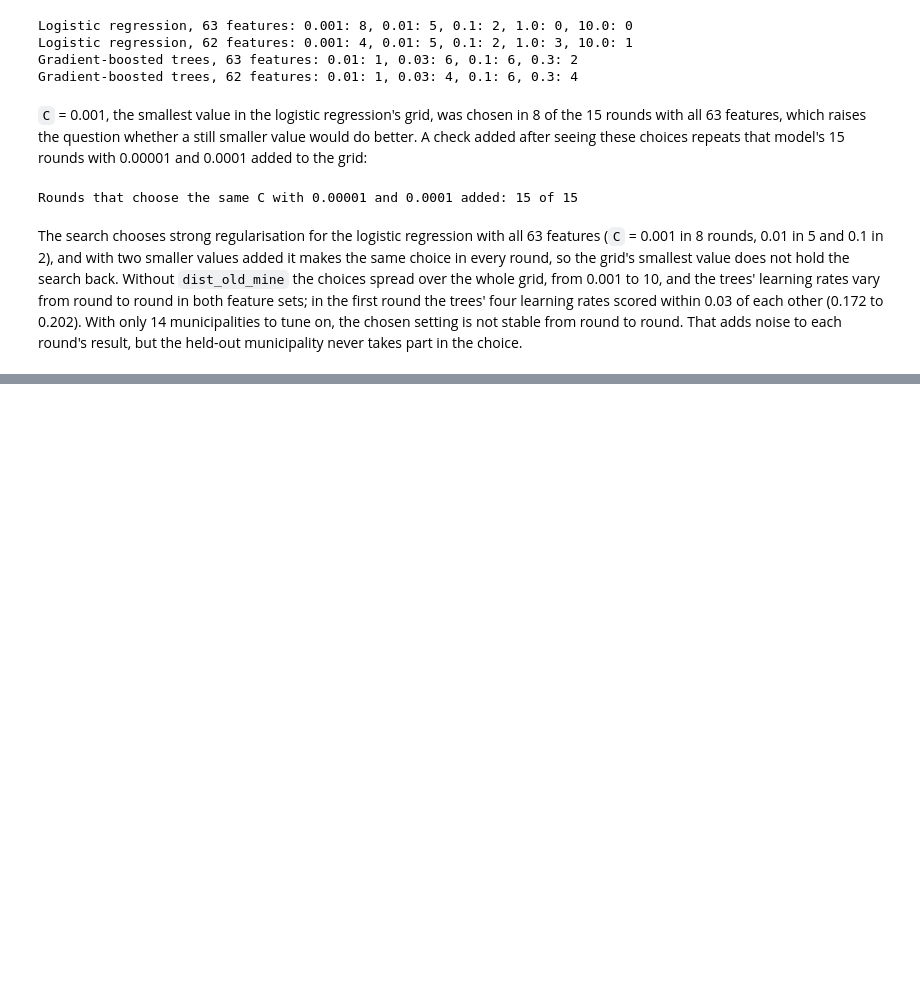
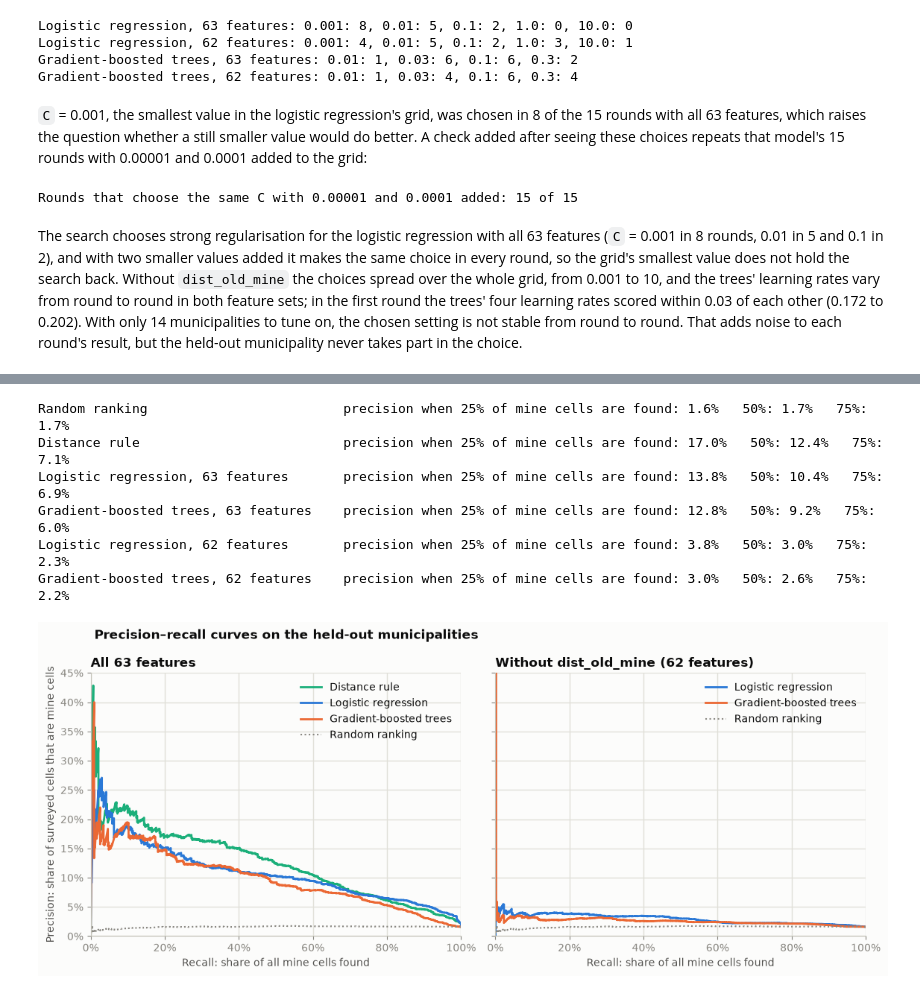
Before and after one commit to travisrcarlson/applied-machine-learning-project, a Jupyter notebook: modeling.ipynb, the cells around one changed output, grey strips where cells are left out. Drawn from its saved outputs; the diff is of its cells as text; code cells hidden in the pictures; blank space fills up the shorter version.

```diff
--- a/modeling.ipynb
+++ b/modeling.ipynb
@@ -868,0 +970,63 @@ The search chooses strong regularisation for the logistic regression with all 63
+# %%
+def pooled_curves(name):
+    """Return pooled precision-recall and survey curves built from each municipality's own ranking."""
+    share = share_ranked_above(ranking_scores[name])
+    precision, recall, _ = precision_recall_curve(y, 1 - share)
+    order = np.argsort(share.to_numpy(), kind="stable")
+    surveyed = np.arange(1, len(order) + 1) / len(order)
+    found = np.cumsum(y.to_numpy()[order]) / y.sum()
+    return precision, recall, surveyed, found
+
+
+curves = {name: pooled_curves(name) for name in RANKING_ORDER}
+PANELS = {"All 63 features": ["Distance rule", "Logistic regression, 63 features",
+                              "Gradient-boosted trees, 63 features", "Random ranking"],
+          "Without dist_old_mine (62 features)": ["Logistic regression, 62 features",
+                                                   "Gradient-boosted trees, 62 features", "Random ranking"]}
+
+
+def colour_of(name):
+    """Return the fixed colour of a ranking: one colour per model, whatever the feature set."""
+    return COLOURS[name.split(",")[0]]
+
+
+def short_label(name):
+    """Return a ranking's name without its feature set, for panels that already state it."""
+    return name.split(",")[0]
+
+
+fig, axes = plt.subplots(1, 2, figsize=(11.5, 4.8), sharey=True)
+for ax, (panel, names) in zip(axes, PANELS.items()):
+    for name in names:
+        precision, recall, _, _ = curves[name]
+        style = {"linestyle": ":", "linewidth": 1.5} if name == "Random ranking" else {}
+        ax.plot(recall, precision, color=colour_of(name), label=short_label(name), **style)
+    ax.set_title(panel)
+    ax.set_xlabel("Recall: share of all mine cells found")
+    ax.xaxis.set_major_formatter(PercentFormatter(1))
+    ax.set_xlim(0, 1)
+    ax.legend(loc="upper right")
+axes[0].set_ylabel("Precision: share of surveyed cells that are mine cells")
+axes[0].yaxis.set_major_formatter(PercentFormatter(1, decimals=0))
+axes[0].set_ylim(0, 0.45)  # the first few cells of each ranking, up to 100%, run off the top
+fig.suptitle("Precision–recall curves on the held-out municipalities", x=0.07, ha="left",
+             fontsize=12, fontweight="bold", color=INK)
+fig.tight_layout()
+for name in RANKING_ORDER:
+    _, _, surveyed, found = curves[name]
+    precision_at = []
+    for target in (0.25, 0.5, 0.75):
+        position = np.searchsorted(found, target)  # first cell at which the share of mine cells found reaches the target
+        precision_at.append(found[position] * y.sum() / (position + 1))
+    print(f"{name:<38} precision when 25% of mine cells are found: {precision_at[0]:.1%}   "
+          f"50%: {precision_at[1]:.1%}   75%: {precision_at[2]:.1%}")
+save_fig(fig, "03_precision_recall_curves.png")
+plt.show()
+# %% [output]
+Random ranking                         precision when 25% of mine cells are found: 1.6%   50%: 1.7%   75%: 1.7%
+Distance rule                          precision when 25% of mine cells are found: 17.0%   50%: 12.4%   75%: 7.1%
+Logistic regression, 63 features       precision when 25% of mine cells are found: 13.8%   50%: 10.4%   75%: 6.9%
+Gradient-boosted trees, 63 features    precision when 25% of mine cells are found: 12.8%   50%: 9.2%   75%: 6.0%
+Logistic regression, 62 features       precision when 25% of mine cells are found: 3.8%   50%: 3.0%   75%: 2.3%
+Gradient-boosted trees, 62 features    precision when 25% of mine cells are found: 3.0%   50%: 2.6%   75%: 2.2%
+[figure, added]
```
Also changed, not shown: parts of 22 cells of this notebook, 4 other files.
